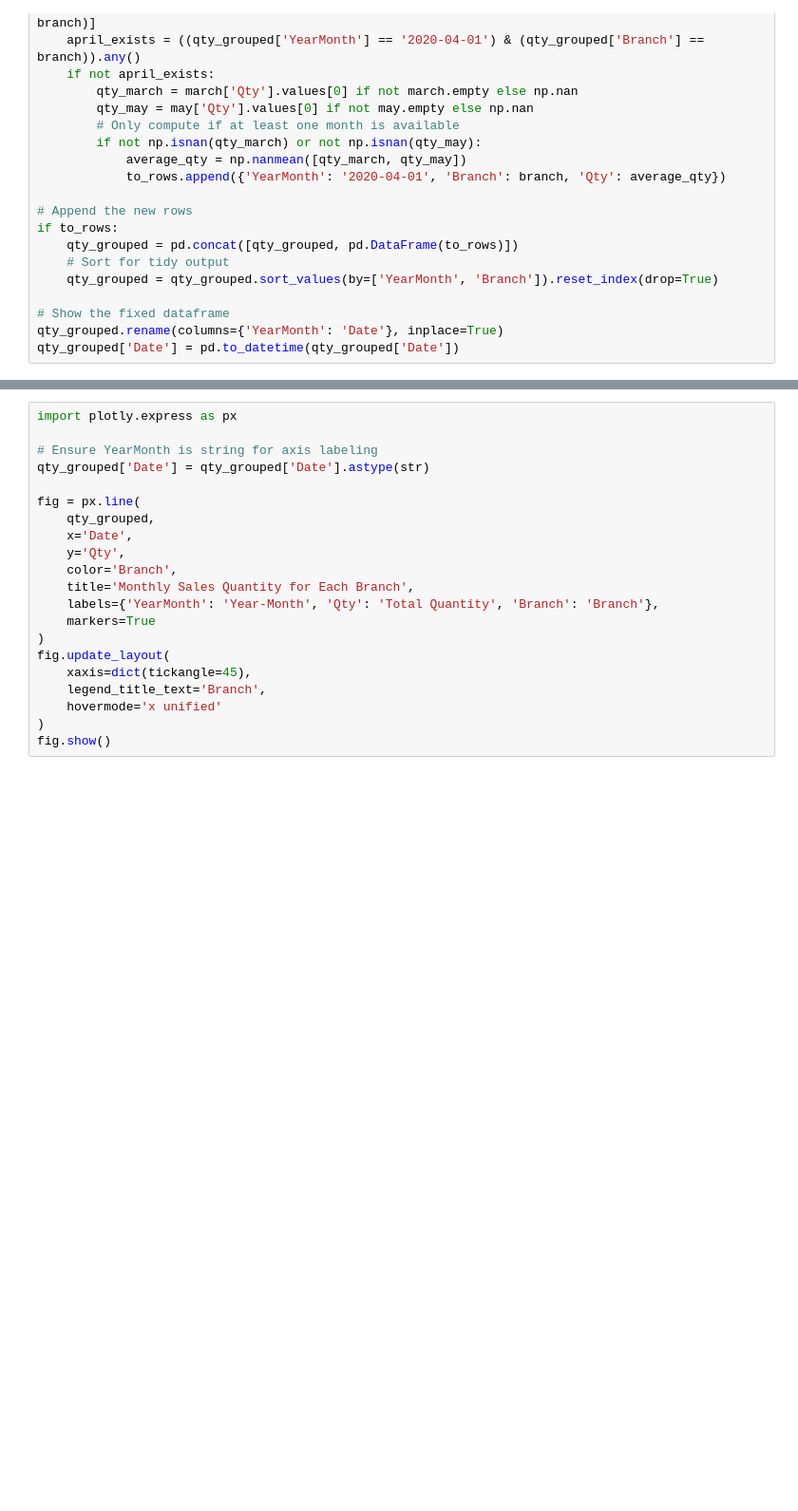
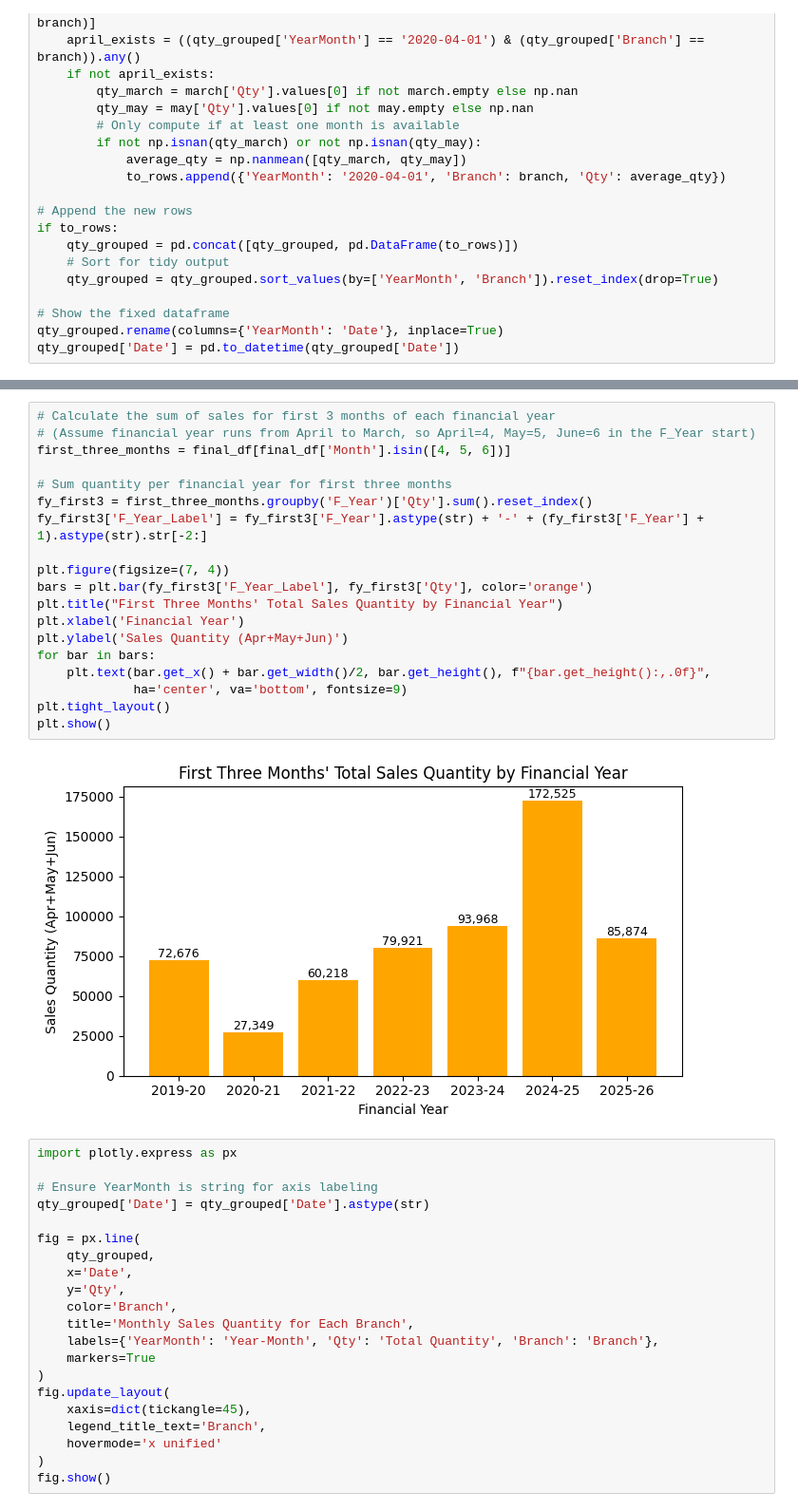
Before and after one commit to thesloppyguy/project_future_projection, a Jupyter notebook: rnd/mlflow/3.ipynb, the cells around one changed output, grey strips where cells are left out. Shown at 95% size. Saved outputs shown, nothing was run; the diff lists cells and outputs as text; blank space fills up the shorter version.

```diff
--- a/rnd/mlflow/3.ipynb
+++ b/rnd/mlflow/3.ipynb
@@ -113,3 +213,24 @@ qty_grouped['Date'] = pd.to_datetime(qty_grouped['Date'])
+# %%
+# Calculate the sum of sales for first 3 months of each financial year
+# (Assume financial year runs from April to March, so April=4, May=5, June=6 in the F_Year start)
+first_three_months = final_df[final_df['Month'].isin([4, 5, 6])]
+
+# Sum quantity per financial year for first three months
+fy_first3 = first_three_months.groupby('F_Year')['Qty'].sum().reset_index()
+fy_first3['F_Year_Label'] = fy_first3['F_Year'].astype(str) + '-' + (fy_first3['F_Year'] + 1).astype(str).str[-2:]
+
+plt.figure(figsize=(7, 4))
+bars = plt.bar(fy_first3['F_Year_Label'], fy_first3['Qty'], color='orange')
+plt.title("First Three Months' Total Sales Quantity by Financial Year")
+plt.xlabel('Financial Year')
+plt.ylabel('Sales Quantity (Apr+May+Jun)')
+for bar in bars:
+    plt.text(bar.get_x() + bar.get_width()/2, bar.get_height(), f"{bar.get_height():,.0f}",
+             ha='center', va='bottom', fontsize=9)
+plt.tight_layout()
+plt.show()
+# %% [output]
+[figure, added]
 # %%
 import plotly.express as px
 
```
Also changed, not shown: parts of 12 cells of this notebook, 13 other files.
